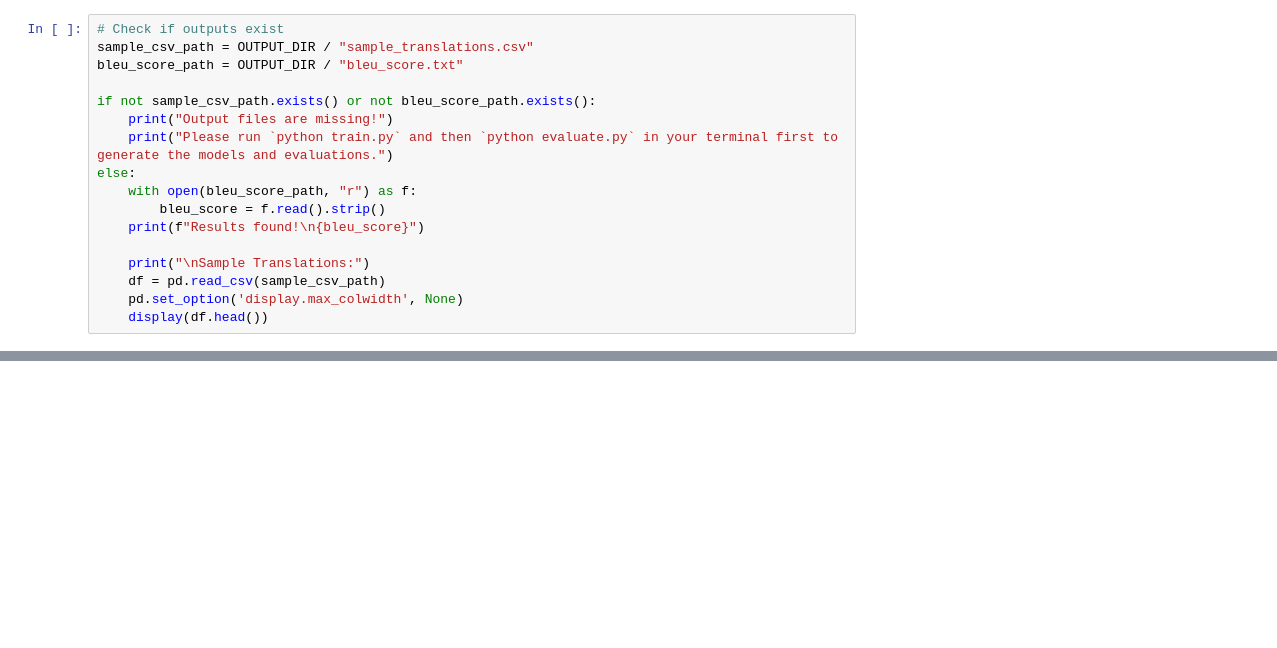
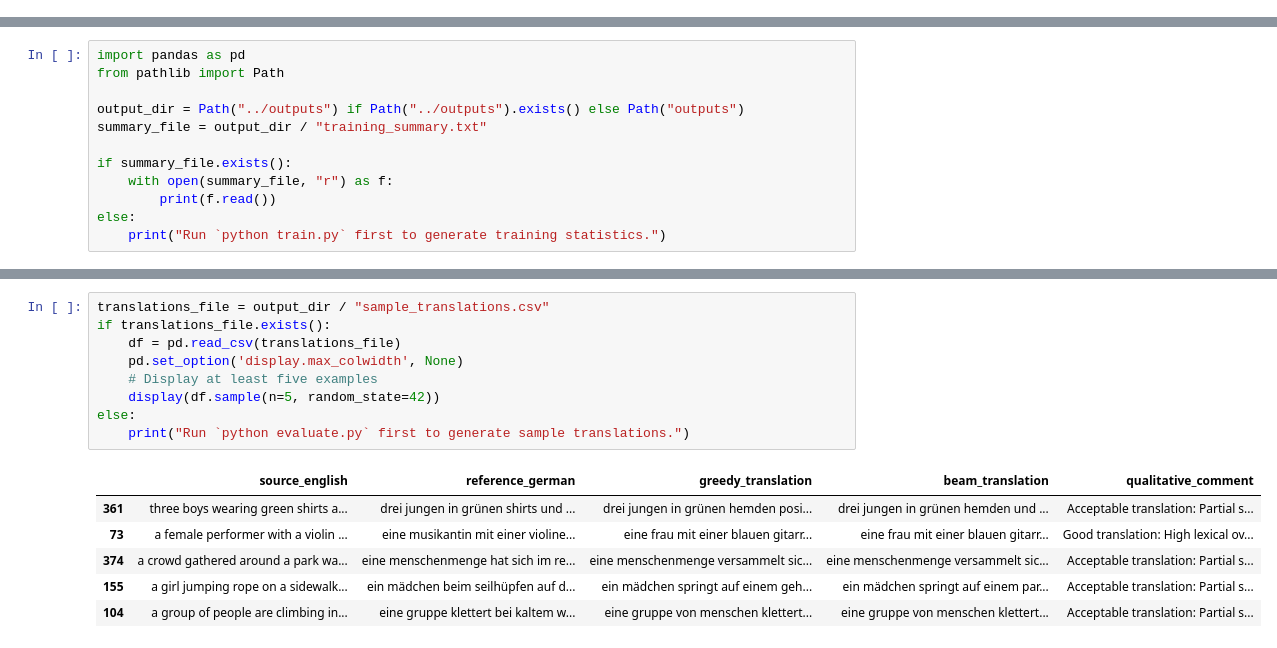
Before and after one commit to praveen-k87/transformer-nmt, a Jupyter notebook: notebooks/transformer_nmt.ipynb, the cells around one changed output, grey strips where cells are left out. Cells and saved outputs as stored; diff of their text form; blank space fills up the shorter version.

```diff
--- a/notebooks/transformer_nmt.ipynb
+++ b/notebooks/transformer_nmt.ipynb
@@ -147,17 +0,0 @@ The code block below will display the final results and sample translations if y
-# %%
-# Check if outputs exist
-sample_csv_path = OUTPUT_DIR / "sample_translations.csv"
-bleu_score_path = OUTPUT_DIR / "bleu_score.txt"
-
-if not sample_csv_path.exists() or not bleu_score_path.exists():
-    print("Output files are missing!")
-    print("Please run `python train.py` and then `python evaluate.py` in your terminal first to generate the models and evaluations.")
-else:
-    with open(bleu_score_path, "r") as f:
-        bleu_score = f.read().strip()
-    print(f"Results found!\n{bleu_score}")
-
-    print("\nSample Translations:")
-    df = pd.read_csv(sample_csv_path)
-    pd.set_option('display.max_colwidth', None)
-    display(df.head())
@@ -189,0 +129,12 @@ This project successfully demonstrates a full from-scratch implementation of the
+# %%
+import pandas as pd
+from pathlib import Path
+
+output_dir = Path("../outputs") if Path("../outputs").exists() else Path("outputs")
+summary_file = output_dir / "training_summary.txt"
+
+if summary_file.exists():
+    with open(summary_file, "r") as f:
+        print(f.read())
+else:
+    print("Run `python train.py` first to generate training statistics.")
@@ -189,0 +165,16 @@ This project successfully demonstrates a full from-scratch implementation of the
+# %%
+translations_file = output_dir / "sample_translations.csv"
+if translations_file.exists():
+    df = pd.read_csv(translations_file)
+    pd.set_option('display.max_colwidth', None)
+    # Display at least five examples
+    display(df.sample(n=5, random_state=42))
+else:
+    print("Run `python evaluate.py` first to generate sample translations.")
+# %% [output]
+|  | source_english | reference_german | greedy_translation | beam_translation | qualitative_comment |
+| 361 | three boys wearing green shirts a... | drei jungen in grünen shirts und ... | drei jungen in grünen hemden posi... | drei jungen in grünen hemden und ... | Acceptable translation: Partial s... |
+| 73 | a female performer with a violin ... | eine musikantin mit einer violine... | eine frau mit einer blauen gitarr... | eine frau mit einer blauen gitarr... | Good translation: High lexical ov... |
+| 374 | a crowd gathered around a park wa... | eine menschenmenge hat sich im re... | eine menschenmenge versammelt sic... | eine menschenmenge versammelt sic... | Acceptable translation: Partial s... |
+| 155 | a girl jumping rope on a sidewalk... | ein mädchen beim seilhüpfen auf d... | ein mädchen springt auf einem geh... | ein mädchen springt auf einem par... | Acceptable translation: Partial s... |
+| 104 | a group of people are climbing in... | eine gruppe klettert bei kaltem w... | eine gruppe von menschen klettert... | eine gruppe von menschen klettert... | Acceptable translation: Partial s... |
```
Also changed, not shown: parts of 37 cells of this notebook, 8 other files.
